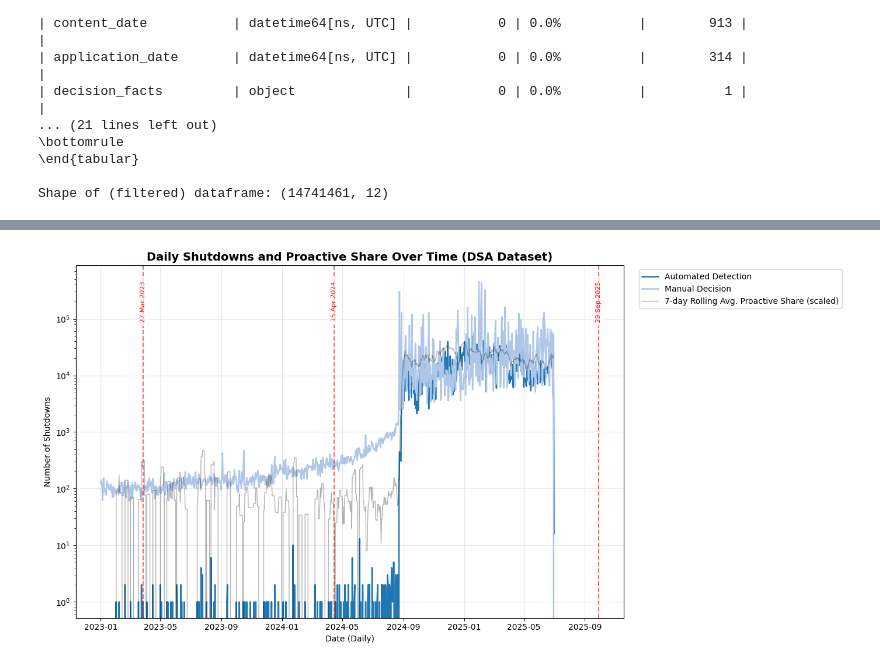
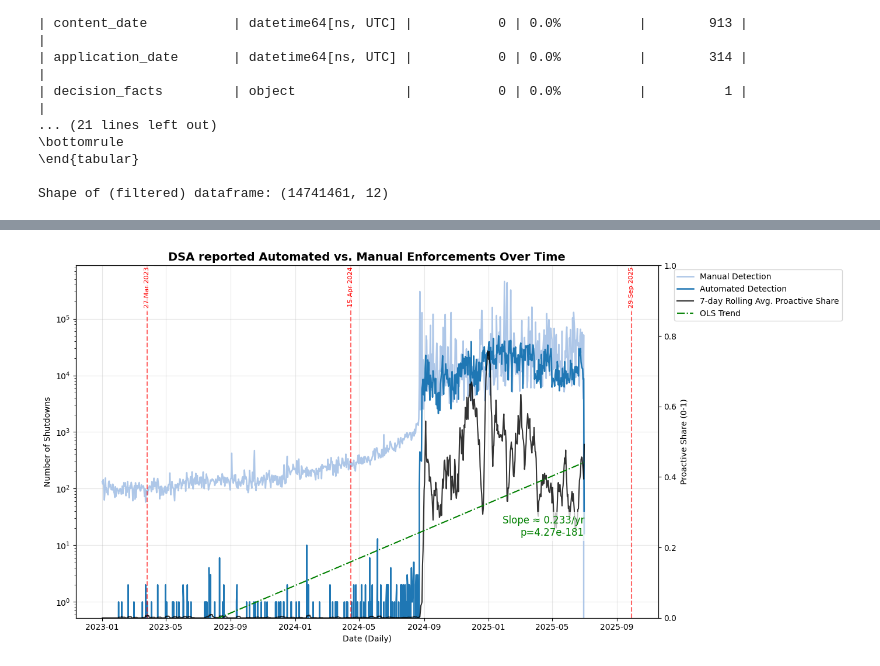
Before and after one commit to annaneliaa/discord-ccs, a Jupyter notebook: code/dsa.ipynb, the cells around one changed output, grey strips where cells are left out. Cells and saved outputs as stored; diff of their text form; code cells hidden in the pictures.

```diff
--- a/code/dsa.ipynb
+++ b/code/dsa.ipynb
@@ -531,13 +527,19 @@ plt.clf()
 fig, ax = plt.subplots(figsize=(14, 7))
 
 cmap = plt.get_cmap('tab20')
+col_pro = cmap(0)         # proactive line color
+col_man = cmap(1)         # manual line color
+col_event = cmap(3)       # event marker / text color
+col_share = "black"       # rolling share line
 
-
-# use colormap for consistent colors
-cmap = plt.get_cmap('tab20')
-col_pro = cmap(0)         # proactive line color
-col_man = cmap(1)        # manual line color
-col_event = cmap(3)      # event marker / text color
+# plot daily counts
+ax.plot(
+    daily_counts.index,
+    daily_counts["Manual (Reactive)"],
+    color=col_man,
+    linewidth=1.8,
+    label="Manual Detection"
+)
 
 ax.plot(
     daily_counts.index,
@@ -546,31 +548,72 @@ ax.plot(
     linewidth=1.8,
     label="Automated Detection"
 )
-ax.plot(
+
+ax.set_yscale("log")
+ax.set_ylabel("Number of Shutdowns")
+ax.set_xlabel("Date (Daily)")
+
+# create secondary y-axis for proactive share
+ax2 = ax.twinx()
+ax2.plot(
     daily_counts.index,
-    daily_counts["Manual (Reactive)"],
-    color=col_man,
-    linewidth=1.8,
-    label="Manual Decision"
+    daily_counts["proactive_share_7d"],
+    color=col_share,
+    linewidth=1.5,
+    alpha=0.8,
+    label="7-day Rolling Avg. Proactive Share"
 )
+ax2.set_ylabel("Proactive Share (0-1)")
+ax2.set_ylim(0, 1)  # ensure y-axis is 0-1
 
-ax.plot(daily_counts.index, daily_counts["proactive_share_7d"] * daily_counts["Automated (Proactive)"].max(),
-        color="black", linewidth=1, alpha=0.3,
-        label="7-day Rolling Avg. Proactive Share (scaled)")
+# prepare x (days since first date) and y (drop NA)
+times = pd.to_datetime(daily_counts.index)
+td = (times - times[0])               # TimedeltaIndex
+x_days = td.total_seconds() / 86400  # numpy array of days
+y = daily_counts["proactive_share_7d"].to_numpy()
 
-# event markers
+# mask missing y values
+mask = ~np.isnan(y)
+X = sm.add_constant(x_days[mask])  # intercept + slope
+model = sm.OLS(y[mask], X).fit()
+
+slope_per_day = model.params[1]
+slope_per_year = slope_per_day * 365.25
+
+print(f"Slope (share per day): {slope_per_day:.6f}")
+print(f"Slope (share per year): {slope_per_year:.4f}")
+print(f"p-value (slope): {model.pvalues[1]:.4g}")
+print(model.summary())
+
+x_fit = x_days
+y_fit = model.params[0] + model.params[1] * x_fit  # y = intercept + slope * x
+
+# plot OLS line on secondary axis (proactive share)
+ax2.plot(times, y_fit, color="green", linestyle="dashdot", linewidth=1.5, label="OLS Trend")
+
+# annotate slope directly on the line near the end
+x_offset = pd.Timedelta(days=0)   # shift 1 days to the right
+y_offset = -0.15                  # shift down
+
+ax2.text(times[-1] + x_offset, y_fit[-1] + y_offset,
+         f"Slope ≈ {slope_per_year:.3f}/yr\np={model.pvalues[1]:.3g}",
+         va='top', ha='right', fontsize=12,
+         color="green", bbox=dict(facecolor='white', alpha=0.7, edgecolor='none'))
+
+# event markers on primary axis
 for ev in updates:
     ax.axvline(x=ev, color="red", linestyle="--", alpha=0.6)
     ax.text(ev, ax.get_ylim()[1]*0.95, ev.strftime('%d %b %Y'),
             va="top", ha="center", rotation=90, fontsize=8, color="red",
             bbox=dict(facecolor="white", alpha=0.7, edgecolor="none"))
 
-ax.set_title("Daily Shutdowns and Proactive Share Over Time (DSA Dataset)", fontsize=14, weight="bold")
-ax.set_xlabel("Date (Daily)")
-ax.set_ylabel("Number of Shutdowns")
-ax.set_yscale("log")
+# combine legends
+lines_labels = [ax.get_legend_handles_labels(), ax2.get_legend_handles_labels()]
+lines, labels = [sum(lol, []) for lol in zip(*lines_labels)]
+ax.legend(lines, labels, bbox_to_anchor=(1.02, 1), loc="upper left")
+
+ax.set_title("DSA reported Automated vs. Manual Enforcements Over Time", fontsize=14, weight="bold")
 ax.grid(alpha=0.3)
-ax.legend(bbox_to_anchor=(1.02, 1), loc="upper left")
 fig.tight_layout()
 plt.savefig(output_file, dpi=300)
 plt.show()
@@ -579 +639 @@ plt.show()
-[figure, old version]
+[figure, new version]
```
Also changed, not shown: parts of 4 cells of this notebook, 3 other files.
